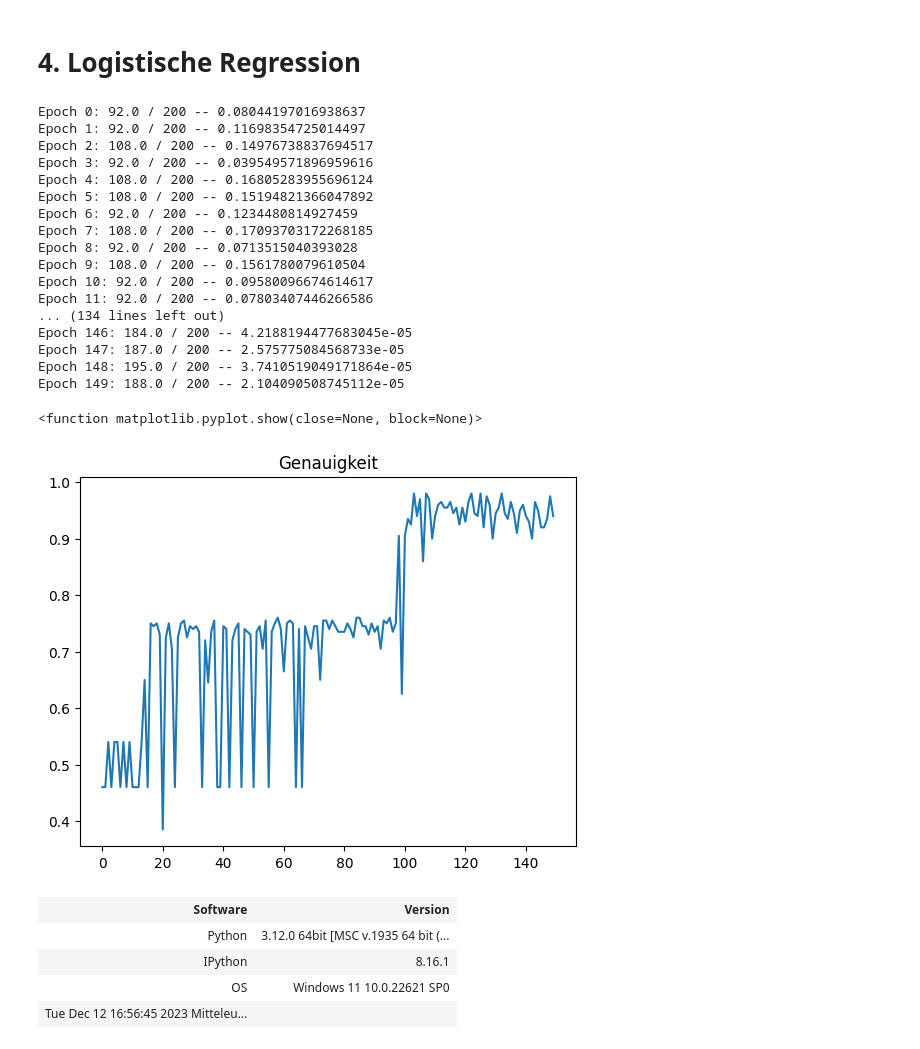
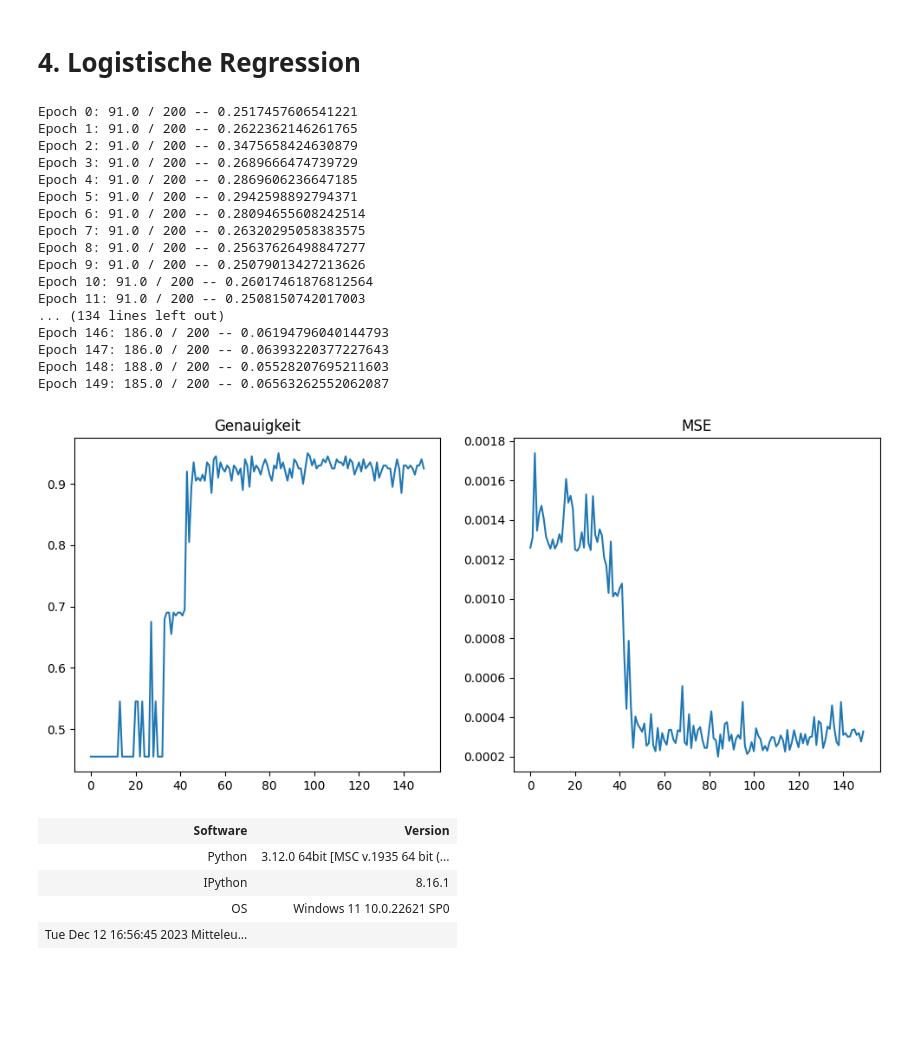
Before and after one commit to KrasserKai/Maschinelles-Lernen-Deep-Learning, a Jupyter notebook: dl-ex1/ex1.ipynb, the cells around one changed output. Cells and saved outputs as stored; diff of their text form; code cells hidden in the pictures; blank space fills up the shorter version.

```diff
--- a/dl-ex1/ex1.ipynb
+++ b/dl-ex1/ex1.ipynb
@@ -465,9 +447,8 @@ def evaluate(x2, y2):
     neuron in the final layer has the highest activation."""
 
     correct = 0 # Anzahl korrekt klassifizierter Testbeispiele
-    y_array = []
-    y_pred_array = []
-    mse = []
+    sq_err = []
+    mse = 0
 
     # Gehe den Testdatensatz durch
     for i in range(0, x2.shape[0]):
@@ -479,8 +460,7 @@ def evaluate(x2, y2):
 
         # Vorwärtslauf
         y_pred = feedforward(x)
-        y_pred_array.append(y_pred[0])
-        y_array.append(y[0])
+        sq_err.append((y[0]-y_pred[0])**2)
 
         if y <= 0:
           c = 0
@@ -495,9 +475,7 @@ def evaluate(x2, y2):
         if c == c_pred:
             correct += 1
 
-        mse.append((y-y_pred)**2)
-
-    mse = np.mean(mse)
+    mse = np.mean(sq_err)
     return correct, mse
 
 # Neuinitialisierung der Parameter
@@ -513,8 +491,17 @@ weights = [np.random.randn(y, x) for x, y in zip(sizes[:-1], sizes[1:])]
 # Training
 acc_val, mse = SGD(train_design_matrix, y_train_reshaped, epochs, mbs, eta, test_design_matrix, y_test_reshaped)
 
+plt.figure(figsize=(12, 5))
+
+plt.subplot(1, 2, 1)
 # Lernkurve der Genauigkeit darstellen
 plt.plot(acc_val / test_design_matrix.shape[0])
 plt.title("Genauigkeit")
-plt.show
+
+plt.subplot(1, 2, 2)
+# Lernkurve des MSE darstellen
+plt.plot(mse / test_design_matrix.shape[0])
+plt.title("MSE")
+
+plt.show()
 # %% [output]
@@ -557,8 +543,7 @@ def evaluate(x2, y2):
     neuron in the final layer has the highest activation."""
 
     correct = 0 # Anzahl korrekt klassifizierter Testbeispiele
-    y_array = []
-    y_pred_array = []
+    sq_err = []
     mse = 0
 
     # Gehe den Testdatensatz durch
@@ -571,8 +556,7 @@ def evaluate(x2, y2):
 
         # Vorwärtslauf
         y_pred = feedforward(x)
-        y_pred_array.append(y_pred[0])
-        y_array.append(y[0])
+        sq_err.append((y[0]-y_pred[0])**2)
 
         if y <= 0.5:
           c = 0
@@ -581,53 +565,61 @@ def evaluate(x2, y2):
 
         if y_pred <= 0.5:
           c_pred = 0
         else:
           c_pred = 1
 
         if c == c_pred:
             correct += 1
 
-    mse += 0.5*(y-y_pred)**2
+    mse = np.mean(sq_err)
 
     return correct, mse
 
 # Neuinitialisierung der Parameter
 mbs = 10
 eta = 3.0
 epochs = 150
 sizes = [2, 2, 2, 1]
 num_layers = len(sizes)
 
 biases = [np.random.randn(y, 1) for y in sizes[1:]]
 weights = [np.random.randn(y, x) for x, y in zip(sizes[:-1], sizes[1:])]
 
 # Training
 acc_val, mse = SGD(train_design_matrix, y_train_reshaped, epochs, mbs, eta, test_design_matrix, y_test_reshaped)
 
+plt.figure(figsize=(12, 5))
+
+plt.subplot(1, 2, 1)
 # Lernkurve der Genauigkeit darstellen
 plt.plot(acc_val / test_design_matrix.shape[0])
 plt.title("Genauigkeit")
-plt.show
+
+plt.subplot(1, 2, 2)
+# Lernkurve des MSE darstellen
+plt.plot(mse / test_design_matrix.shape[0])
+plt.title("MSE")
+
+plt.show()
 # %% [output]
-Epoch 0: 92.0 / 200 -- 0.08044197016938637
-Epoch 1: 92.0 / 200 -- 0.11698354725014497
-Epoch 2: 108.0 / 200 -- 0.14976738837694517
-Epoch 3: 92.0 / 200 -- 0.039549571896959616
-Epoch 4: 108.0 / 200 -- 0.16805283955696124
-Epoch 5: 108.0 / 200 -- 0.15194821366047892
-Epoch 6: 92.0 / 200 -- 0.1234480814927459
-Epoch 7: 108.0 / 200 -- 0.17093703172268185
-Epoch 8: 92.0 / 200 -- 0.0713515040393028
-Epoch 9: 108.0 / 200 -- 0.1561780079610504
-Epoch 10: 92.0 / 200 -- 0.09580096674614617
-Epoch 11: 92.0 / 200 -- 0.07803407446266586
+Epoch 0: 91.0 / 200 -- 0.2517457606541221
+Epoch 1: 91.0 / 200 -- 0.2622362146261765
+Epoch 2: 91.0 / 200 -- 0.3475658424630879
+Epoch 3: 91.0 / 200 -- 0.2689666474739729
+Epoch 4: 91.0 / 200 -- 0.2869606236647185
+Epoch 5: 91.0 / 200 -- 0.2942598892794371
+Epoch 6: 91.0 / 200 -- 0.28094655608242514
+Epoch 7: 91.0 / 200 -- 0.26320295058383575
+Epoch 8: 91.0 / 200 -- 0.25637626498847277
+Epoch 9: 91.0 / 200 -- 0.25079013427213626
+Epoch 10: 91.0 / 200 -- 0.26017461876812564
+Epoch 11: 91.0 / 200 -- 0.2508150742017003
 ... (134 lines left out)
-Epoch 146: 184.0 / 200 -- 4.2188194477683045e-05
-Epoch 147: 187.0 / 200 -- 2.575775084568733e-05
-Epoch 148: 195.0 / 200 -- 3.7410519049171864e-05
-Epoch 149: 188.0 / 200 -- 2.104090508745112e-05
+Epoch 146: 186.0 / 200 -- 0.06194796040144793
+Epoch 147: 186.0 / 200 -- 0.06393220377227643
+Epoch 148: 188.0 / 200 -- 0.05528207695211603
+Epoch 149: 185.0 / 200 -- 0.06563262552062087
-<function matplotlib.pyplot.show(close=None, block=None)>
-[figure, old version]
+[figure, new version]
 # %%
 %version_information
 # %% [output]
```
Also changed, not shown: parts of 9 cells of this notebook.
